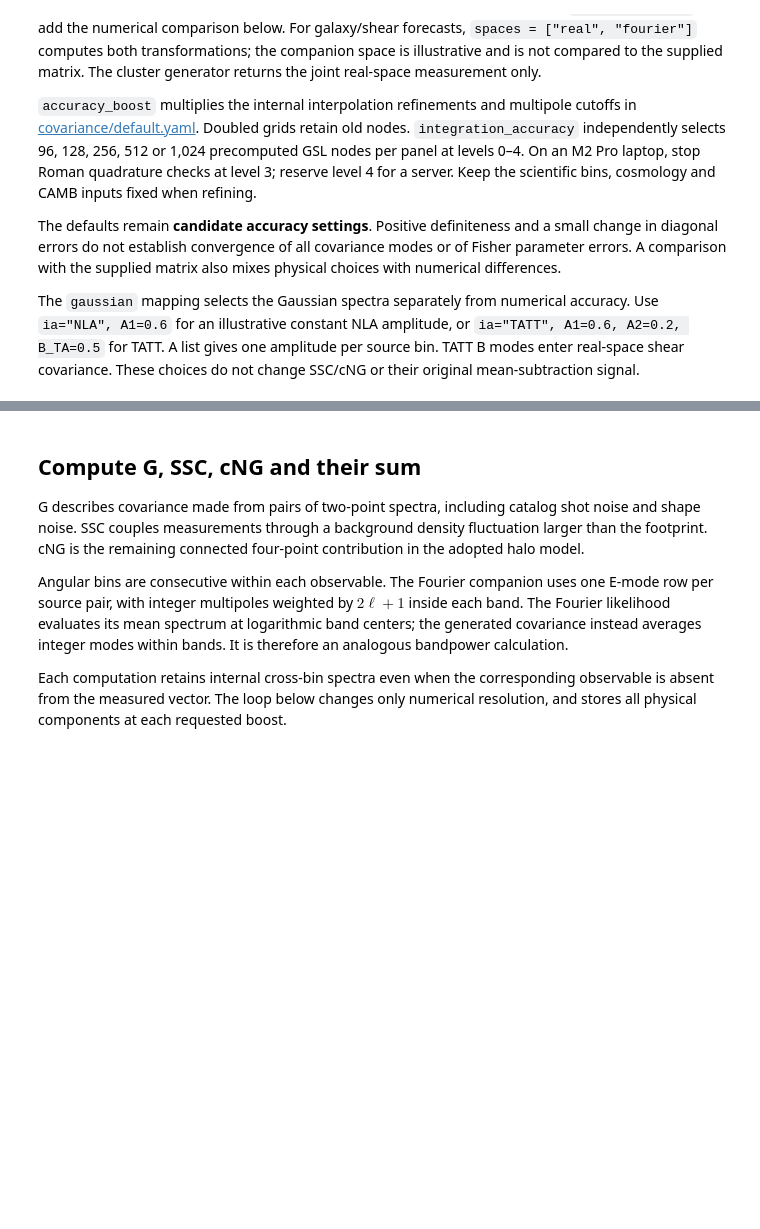
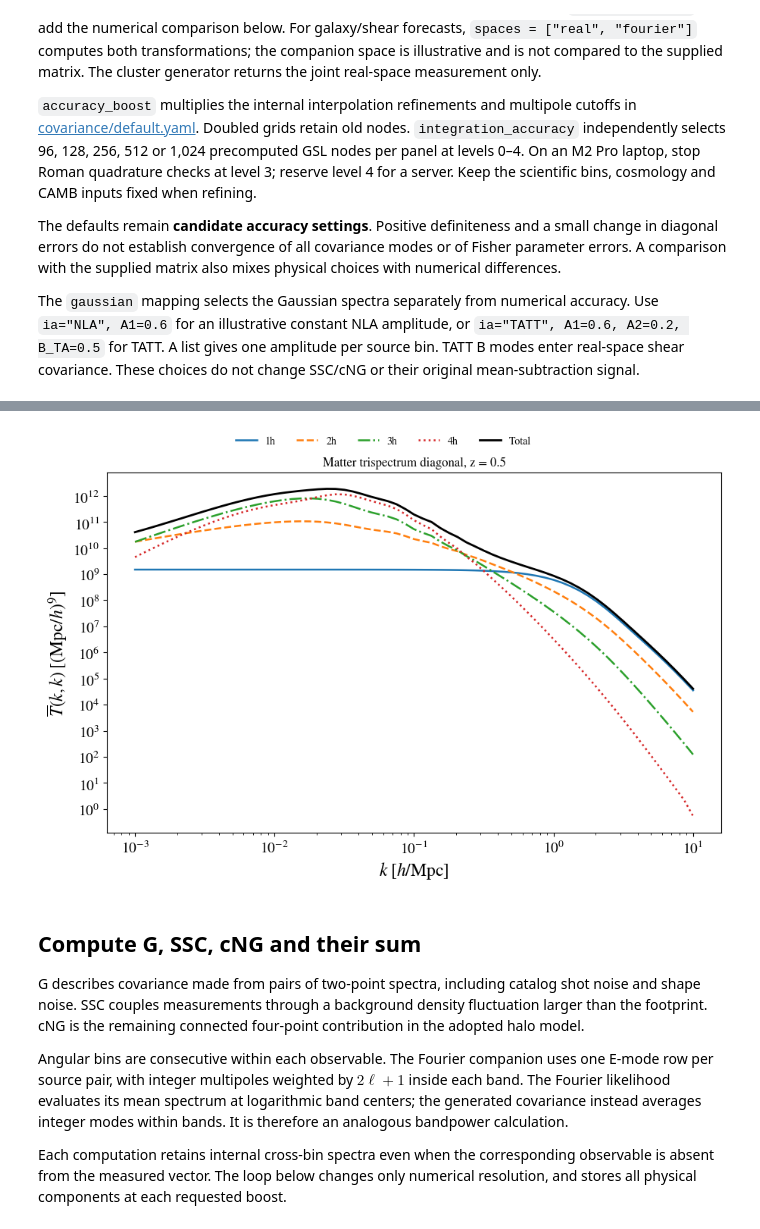
Before and after one commit to CosmoLike/cocoa_roman_kl, a Jupyter notebook: EXAMPLE_EVALUATE_COVARIANCE.ipynb, the cells around one changed output, grey strips where cells are left out. Drawn from its saved outputs; the diff is of its cells as text; code cells hidden in the pictures; blank space fills up the shorter version.

```diff
--- a/EXAMPLE_EVALUATE_COVARIANCE.ipynb
+++ b/EXAMPLE_EVALUATE_COVARIANCE.ipynb
@@ -133,3 +176,47 @@ def progress(stage, elapsed):
+# %%
+halo_redshift = 0.5
+halo_scale_factor = 1.0/(1.0+halo_redshift)
+k_hmpc = np.geomspace(start=1.e-3, stop=10.0, num=65)
+
+# c/H0 is 2997.92458 Mpc/h: the factor h is already in the length unit.
+# A trispectrum has nine powers of length, whereas power has three.
+cover_h0_mpc_over_h = 2997.92458
+k_core = k_hmpc*cover_h0_mpc_over_h
+halo_terms = cov.halo_trispectrum(
+    interface=ci,
+    a=halo_scale_factor,
+    k=k_core,
+    lnm_edges=settings["lnm_edges"],
+    accuracy_boost=settings["accuracy_boost"],
+    mnu=settings["cosmology"]["mnu"],
+    integration_accuracy=settings["integration_accuracy"],
+)
+terms_mpc_over_h9 = halo_terms["terms"]*cover_h0_mpc_over_h**9
+
+# The five rows distinguish the two possible two-halo partitions.
+# Every row uses the same triangular ordering of wavenumber pairs.
+T1h = terms_mpc_over_h9[0]
+T2h_13 = terms_mpc_over_h9[1]
+T2h_22 = terms_mpc_over_h9[2]
+T3h = terms_mpc_over_h9[3]
+T4h = terms_mpc_over_h9[4]
+T2h = T2h_13+T2h_22
+
+# Equal pair indices select q=k, in the order of the original k grid.
+diagonal_pairs = halo_terms["first"] == halo_terms["second"]
+halo_diagonal = {
+    "1h": T1h[diagonal_pairs],
+    "2h": T2h[diagonal_pairs],
+    "3h": T3h[diagonal_pairs],
+    "4h": T4h[diagonal_pairs],
+}
+pcov.plot_trispectrum_terms(
+    k_hmpc=k_hmpc,
+    components=halo_diagonal,
+    redshift=halo_redshift,
+)
+# %% [output]
+[figure, added]
 # %% [markdown]
 ## Compute G, SSC, cNG and their sum
 
```
Also changed, not shown: parts of 7 cells of this notebook, 1 other file.
